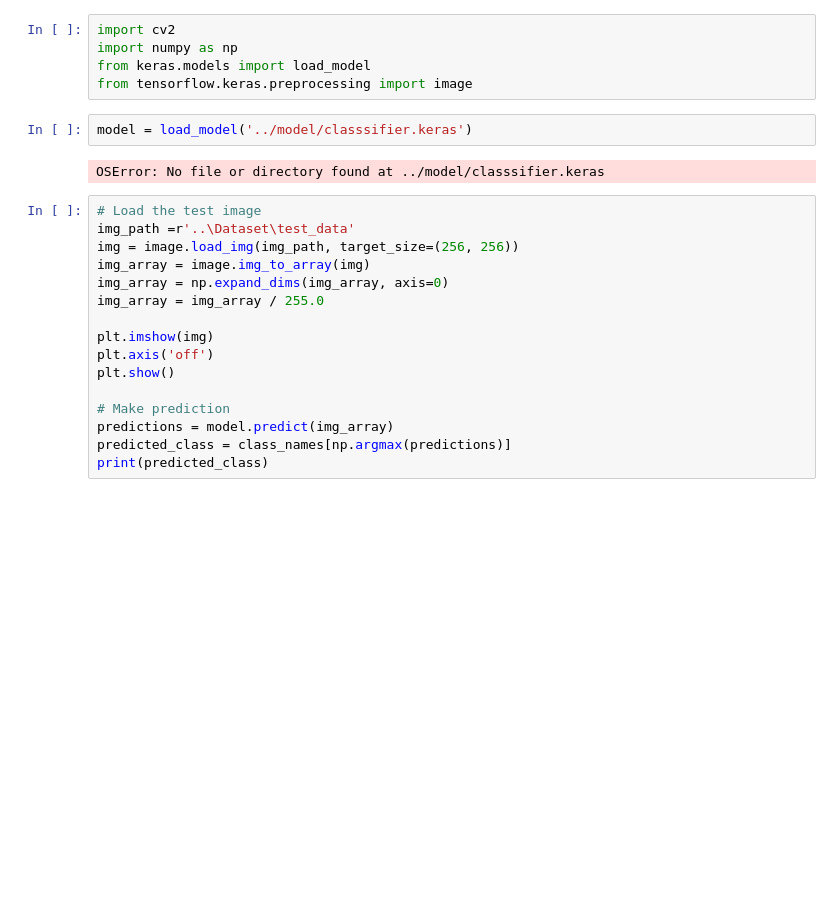
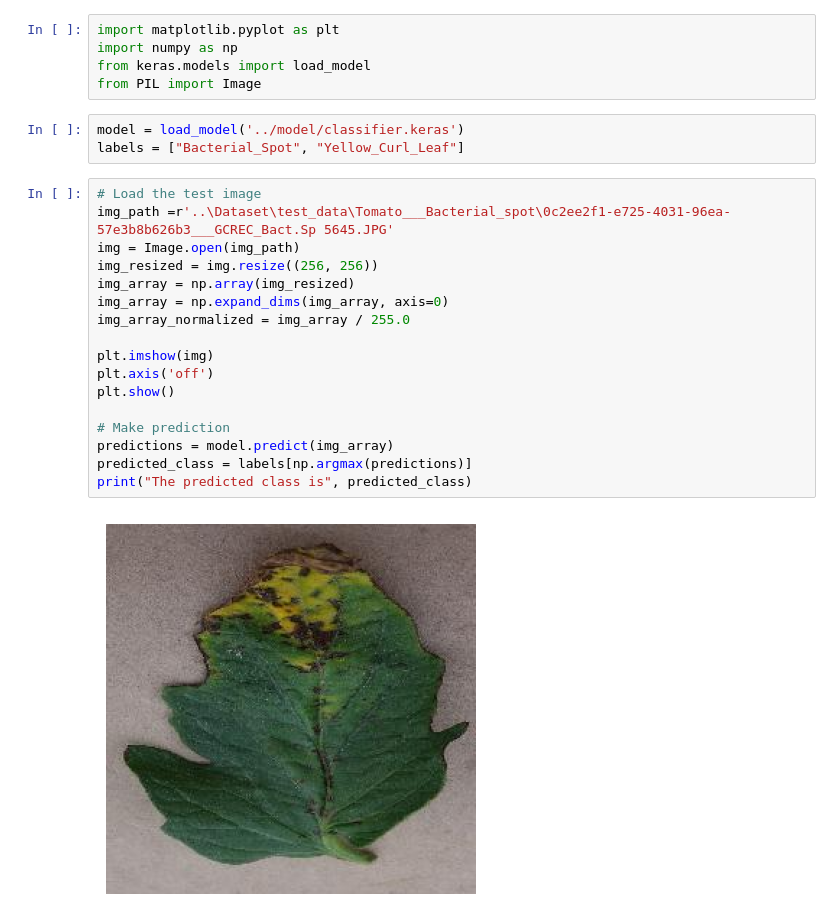
Before and after one commit to aneetajose/tldc, a Jupyter notebook: src/Untitled.ipynb, the cells around one changed output. Cells and saved outputs as stored; diff of their text form; blank space fills up the shorter version.

```diff
--- a/src/Untitled.ipynb
+++ b/src/Untitled.ipynb
@@ -1,26 +1,27 @@
 # %%
-import cv2
+import matplotlib.pyplot as plt
 import numpy as np
 from keras.models import load_model
-from tensorflow.keras.preprocessing import image
+from PIL import Image
 # %%
-model = load_model('../model/classsifier.keras')
+model = load_model('../model/classifier.keras')
+labels = ["Bacterial_Spot", "Yellow_Curl_Leaf"]
-# %% [output]
-OSError: No file or directory found at ../model/classsifier.keras
 # %%
 # Load the test image
-img_path =r'..\Dataset\test_data'
-img = image.load_img(img_path, target_size=(256, 256))
-img_array = image.img_to_array(img)
+img_path =r'..\Dataset\test_data\Tomato___Bacterial_spot\0c2ee2f1-e725-4031-96ea-57e3b8b626b3___GCREC_Bact.Sp 5645.JPG'
+img = Image.open(img_path)
+img_resized = img.resize((256, 256))
+img_array = np.array(img_resized)
 img_array = np.expand_dims(img_array, axis=0)
-img_array = img_array / 255.0
+img_array_normalized = img_array / 255.0
 
 plt.imshow(img)
 plt.axis('off')
 plt.show()
 
 # Make prediction
 predictions = model.predict(img_array)
-predicted_class = class_names[np.argmax(predictions)]
-print(predicted_class)
+predicted_class = labels[np.argmax(predictions)]
+print("The predicted class is", predicted_class)
 # %% [output]
+[figure, added]
```
Also changed, not shown: parts of 1 cell of this notebook, 4 other files.
